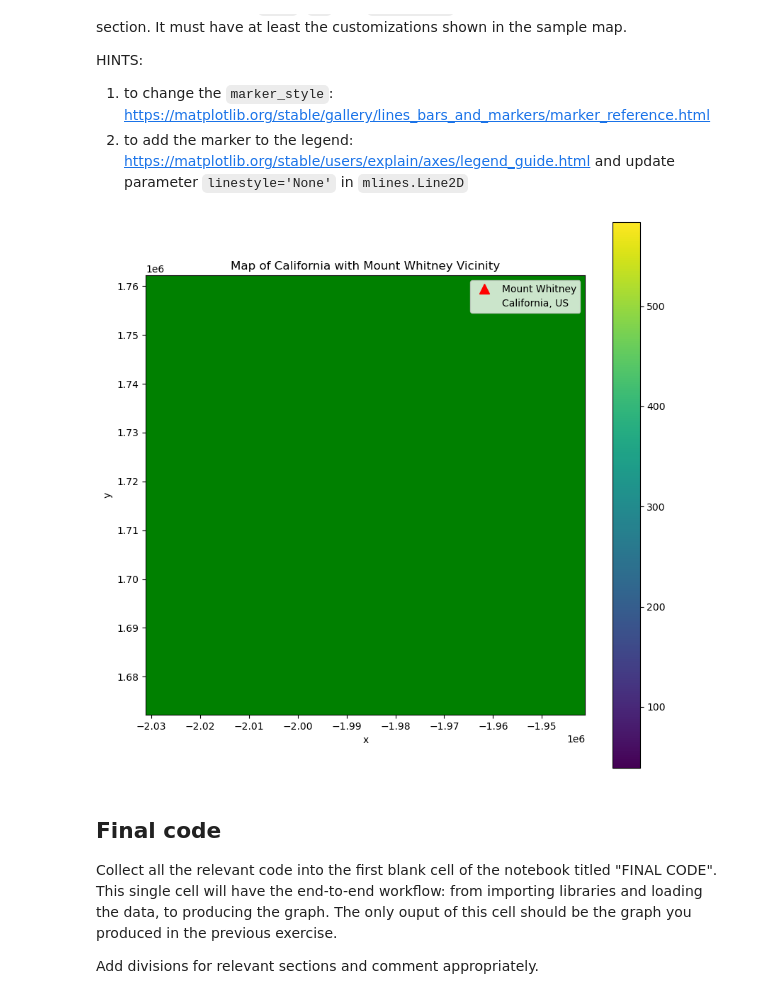
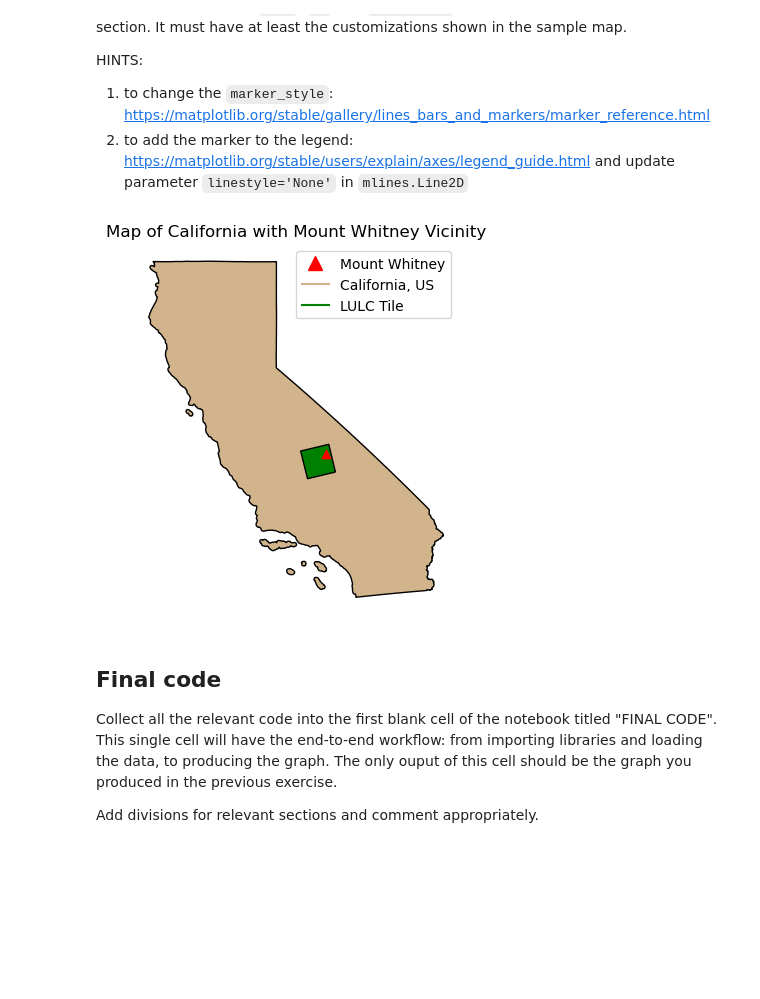
Before and after one commit to ccaswell25/eds220-hwk4, a Jupyter notebook: hwk4-task1-whitney-map.ipynb, the cells around one changed output. Saved outputs shown, nothing was run; the diff lists cells and outputs as text; code cells hidden in the pictures; blank space fills up the shorter version.

```diff
--- a/hwk4-task1-whitney-map.ipynb
+++ b/hwk4-task1-whitney-map.ipynb
@@ -91,6 +156,7 @@ Attributes:
     add_offset:              0.0
 # %%
 # Importing the CA shapefile
-ca = gpd.read_file(os.path.join(os.getcwd(), 'data', 'California_Fire_Perimeters_2017', 'California_Fire_Perimeters_2017.shp'))
+ca = gpd.read_file('https://data.ca.gov/dataset/e212e397-1277-4df3-8c22-40721b095f33/resource/3db1e426-fb51-44f5-82d5-a54d7c6e188b/download/ca-state-boundary.zip')
 ca.head() #taking a look at the ca data
+ca.plot()
 # %% [output]
@@ -106,0 +168,5 @@ Create a `geopands.GeoDataFrame` named `bbox` with the lulc bounding box.
+# %%
+#Creating a lulc bounding box:
+bbox_geometry = lulc.rio.bounds()
+bbox = gpd.GeoDataFrame(geometry = [box(*bbox_geometry) ], crs = lulc.rio.crs)
+bbox.plot()
@@ -109,7 +178,7 @@ Create a `geopands.GeoDataFrame` named `bbox` with the lulc bounding box.
 Create a `geopands.GeoDataFrame` named `mt_whitney` having the coordinates of Mount Whitney as a single point. You will need to look up Mount Whitney's coordinates. HINT: [`shapely.Point()`](https://shapely.readthedocs.io/en/stable/reference/shapely.Point.html)
 # %%
 # Creating a geopandas.GeoDataFrame of the mt_whitney coordinates
-coords = (36.5593, -118.2598)
-mt_whitney = gpd.GeoDataFrame(geometry =[Point(coords)], crs = 'epsg:3857')
+coords = (-118.2598, 36.5593) #y,x
+mt_whitney = gpd.GeoDataFrame(geometry =[Point(coords)], crs = 'epsg:4326')
 print(mt_whitney) #checking the data
 # %% [output]
@@ -173,7 +238,11 @@ Attributes:
     scale_factor:            1.0
     add_offset:              0.0
 # %%
+#Updating the crs's to make sure they're the same as mt_whitney
+print(mt_whitney.crs)
+ca = ca.to_crs(4326)
+bbox = bbox.to_crs(4326)
+print(bbox.crs)
 print(ca.crs)
-print(mt_whitney.crs)
 #the CRS's are the same
 # %% [output]
@@ -189,31 +259,34 @@ HINTS:
 1. to change the `marker_style`: https://matplotlib.org/stable/gallery/lines_bars_and_markers/marker_reference.html
 2. to add the marker to the legend: https://matplotlib.org/stable/users/explain/axes/legend_guide.html and update parameter `linestyle='None'` in `mlines.Line2D`
 # %%
-#
-# Plot the shapefile
-fig, ax = plt.subplots(figsize=(10, 10))
+ # Plot the shapefile
+fig, ax = plt.subplots()
 ca.plot(ax=ax, color='tan', edgecolor='black')
 
 # Plot the raster file
-lulc.plot(ax=ax, color ='green')
+bbox.plot(ax=ax, facecolor ='green', edgecolor = "black", linewidth = 1)
 
 # Plot Mount Whitney
-mt_whitney.plot(ax=ax, color='red', marker='^', markersize=25, label='Mount Whitney')
+mt_whitney.plot(ax=ax, color='red', marker='^', label='Mount Whitney')
 
 # Set plot title
 plt.title('Map of California with Mount Whitney Vicinity')
 
 # Set legend with linestyle='None'
 legend_elements = [mlines.Line2D([0], [0], color='red', marker='^', linestyle='None', markersize=10, label='Mount Whitney'),
-                   mlines.Line2D([0], [0], color='lightgray', linestyle='None', label='California, US')]
+                   mlines.Line2D([0], [0], color='tan', label='California, US'),
+                   mlines.Line2D([0], [0], color='green', label='LULC Tile')]
 
 # Add legend
 ax.legend(handles=legend_elements)
 
+# Remove the axes
+plt.axis('off')
+
 # Show the plot
 plt.show()
 # %% [output]
-[figure, old version]
+[figure, new version]
 # %% [markdown]
 ## Final code
 Collect all the relevant code into the first blank cell of the notebook titled "FINAL CODE". This single cell will have the end-to-end workflow: from importing libraries and loading the data, to producing the graph. The only ouput of this cell should be the graph you produced in the previous exercise.
```
Also changed, not shown: parts of 10 cells of this notebook, 1 other file.
